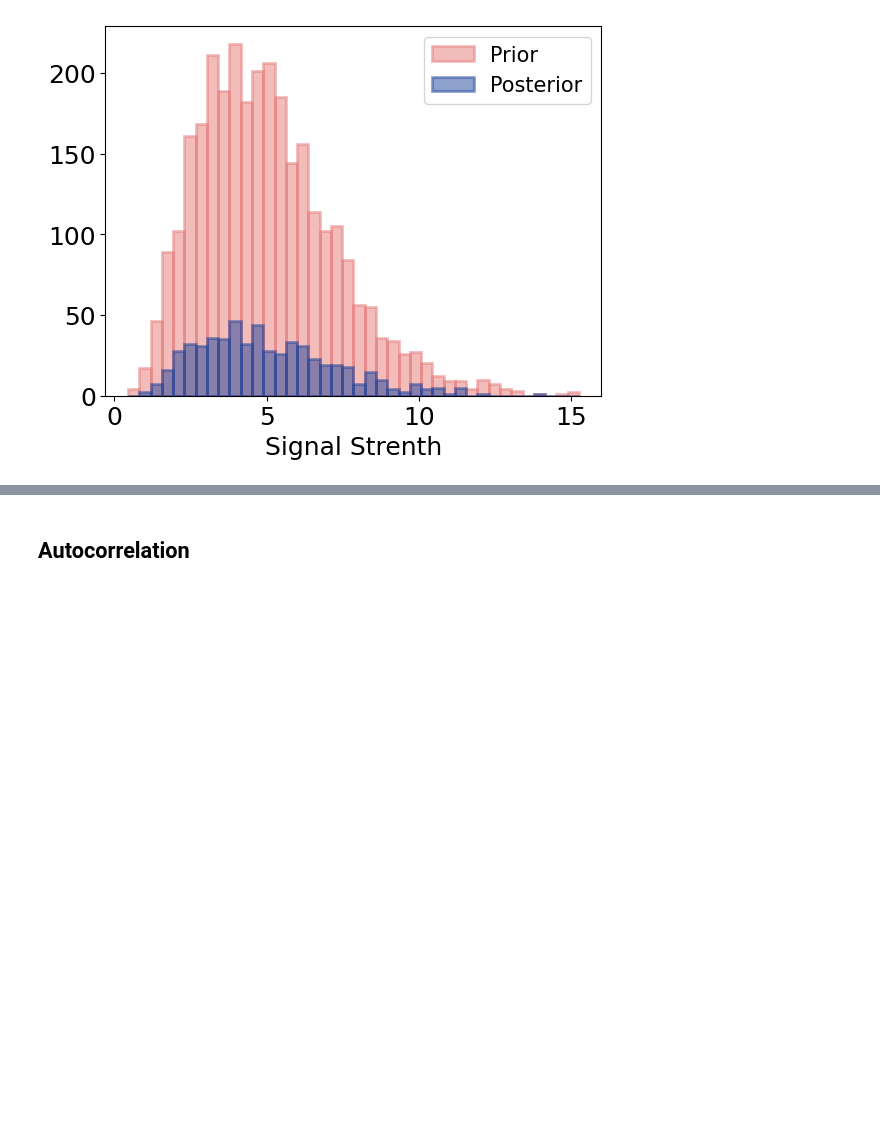
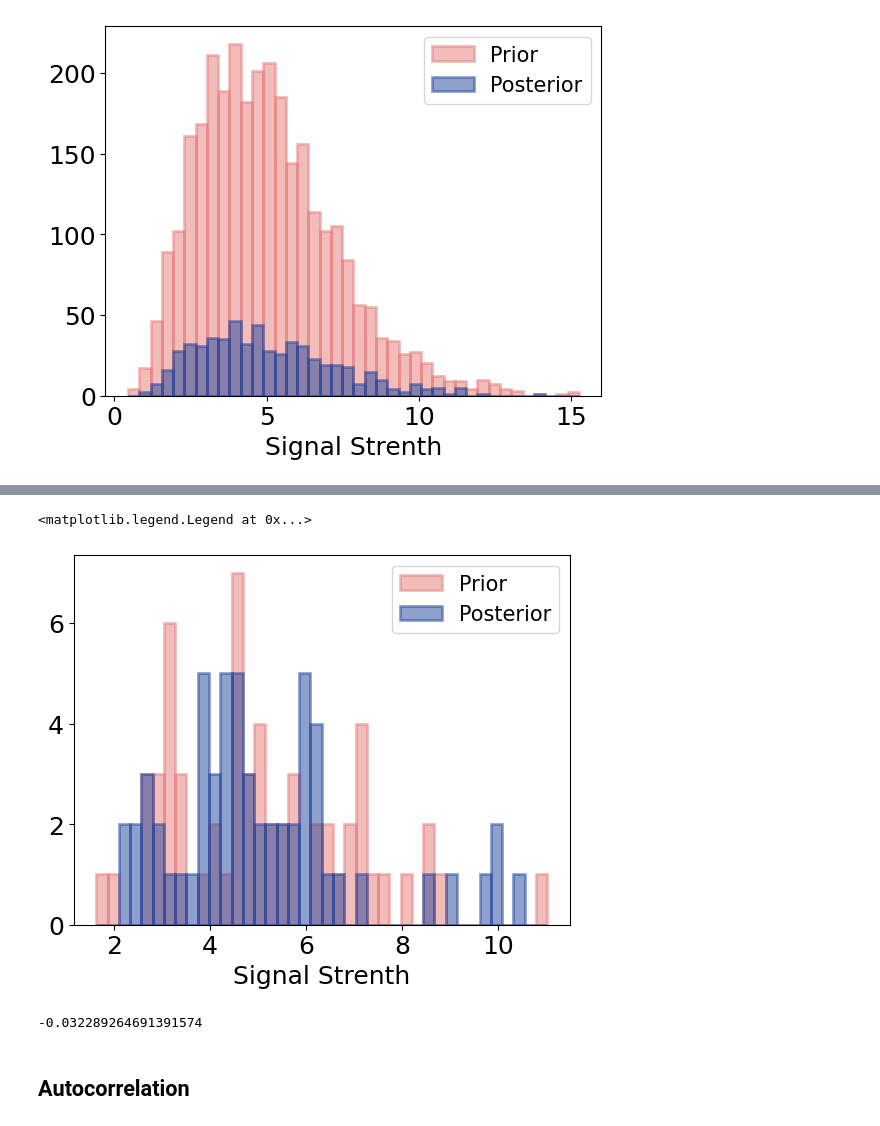
Before and after one commit to malin-horstmann/bayesian_pyhf, a Jupyter notebook: examples/final_plots.ipynb, the cells around one changed output, grey strips where cells are left out. Saved outputs shown, nothing was run; the diff lists cells and outputs as text; code cells hidden in the pictures; blank space fills up the shorter version.

```diff
--- a/examples/final_plots.ipynb
+++ b/examples/final_plots.ipynb
@@ -363,3 +398,17 @@ array([[ 80,  92,  98],
+# %%
+plt.hist(prior_Unconstrained, 40, alpha = 0.5, color=orange, linewidth=2, label='Prior', edgecolor=orange)
+_, bins, _ = plt.hist(prior_Unconstrained, bins=40, histtype='step', color=orange, alpha=0.000001)
+plt.hist(post_Unconstrained, bins=bins, alpha = 0.5, color=blue, linewidth=2, label='Posterior', edgecolor=blue)
+plt.xlabel('Signal Strenth')
+
+plt.legend()
+# %% [output]
+<matplotlib.legend.Legend at 0x...>
+[figure, added]
+# %%
+np.array(post_Normals).mean()
+# %% [output]
+-0.032289264691391574
 # %% [markdown]
 ## Autocorrelation
 # %%
```
Also changed, not shown: parts of 10 cells of this notebook.
